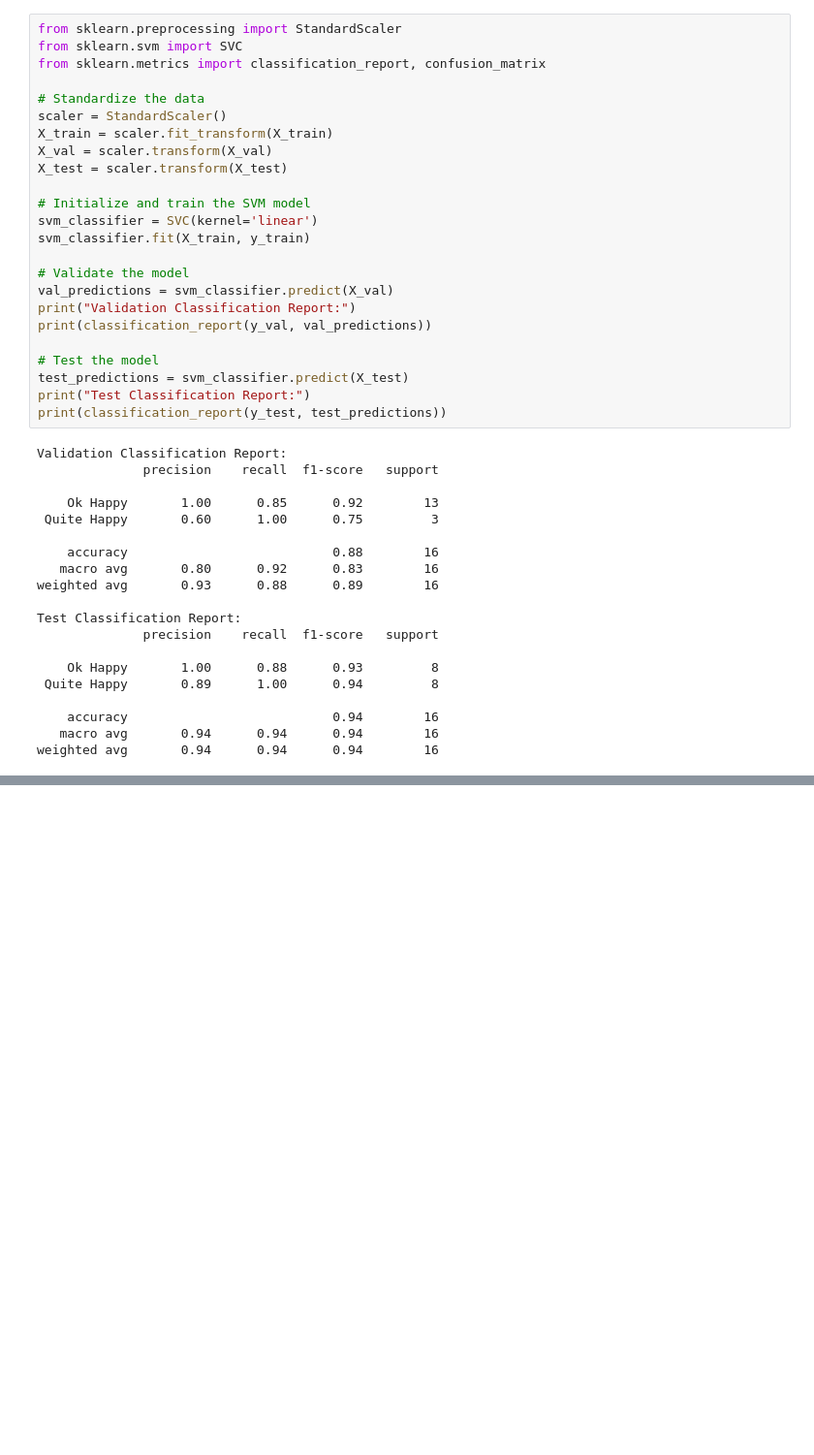
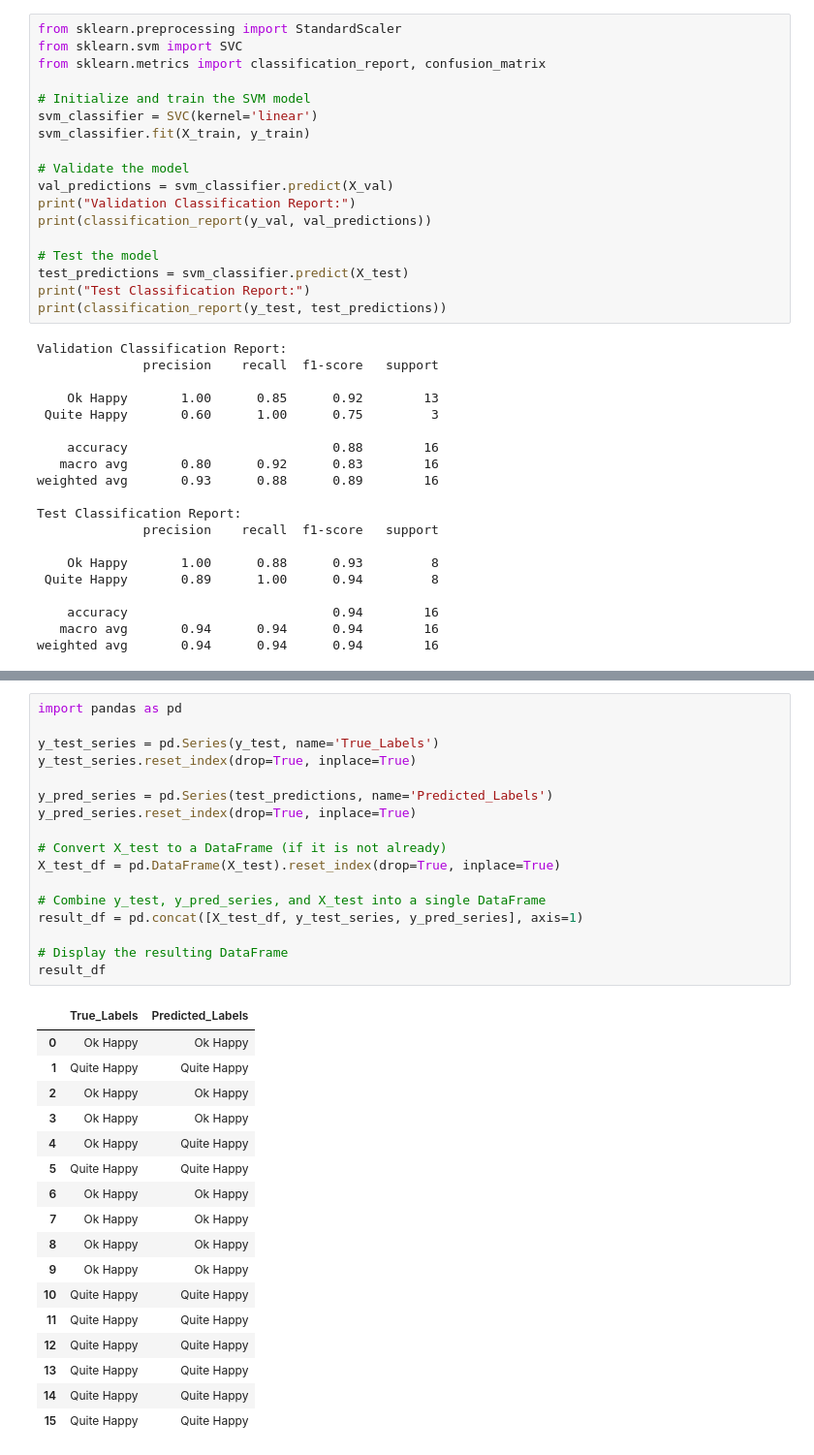
Before and after one commit to fairuznawar122/World-Happiness-Classification, a Jupyter notebook: World Happiness Classification - SVM.ipynb, the cells around one changed output, grey strips where cells are left out. Shown at 97% size. Drawn from its saved outputs; the diff is of its cells as text; blank space fills up the shorter version.

```diff
--- a/World Happiness Classification - SVM.ipynb
+++ b/World Happiness Classification - SVM.ipynb
@@ -251,12 +247,6 @@ Test set size: (16, 7)
 from sklearn.preprocessing import StandardScaler
 from sklearn.svm import SVC
 from sklearn.metrics import classification_report, confusion_matrix
-
-# Standardize the data
-scaler = StandardScaler()
-X_train = scaler.fit_transform(X_train)
-X_val = scaler.transform(X_val)
-X_test = scaler.transform(X_test)
 
 # Initialize and train the SVM model
 svm_classifier = SVC(kernel='linear')
@@ -293,0 +287,35 @@ weighted avg       0.94      0.94      0.94        16
+# %%
+import pandas as pd
+
+y_test_series = pd.Series(y_test, name='True_Labels')
+y_test_series.reset_index(drop=True, inplace=True)
+
+y_pred_series = pd.Series(test_predictions, name='Predicted_Labels')
+y_pred_series.reset_index(drop=True, inplace=True)
+
+# Convert X_test to a DataFrame (if it is not already)
+X_test_df = pd.DataFrame(X_test).reset_index(drop=True, inplace=True)
+
+# Combine y_test, y_pred_series, and X_test into a single DataFrame
+result_df = pd.concat([X_test_df, y_test_series, y_pred_series], axis=1)
+
+# Display the resulting DataFrame
+result_df
+# %% [output]
+|  | True_Labels | Predicted_Labels |
+| 0 | Ok Happy | Ok Happy |
+| 1 | Quite Happy | Quite Happy |
+| 2 | Ok Happy | Ok Happy |
+| 3 | Ok Happy | Ok Happy |
+| 4 | Ok Happy | Quite Happy |
+| 5 | Quite Happy | Quite Happy |
+| 6 | Ok Happy | Ok Happy |
+| 7 | Ok Happy | Ok Happy |
+| 8 | Ok Happy | Ok Happy |
+| 9 | Ok Happy | Ok Happy |
+| 10 | Quite Happy | Quite Happy |
+| 11 | Quite Happy | Quite Happy |
+| 12 | Quite Happy | Quite Happy |
+| 13 | Quite Happy | Quite Happy |
+| 14 | Quite Happy | Quite Happy |
+| 15 | Quite Happy | Quite Happy |
```
Also changed, not shown: parts of 2 cells of this notebook.
